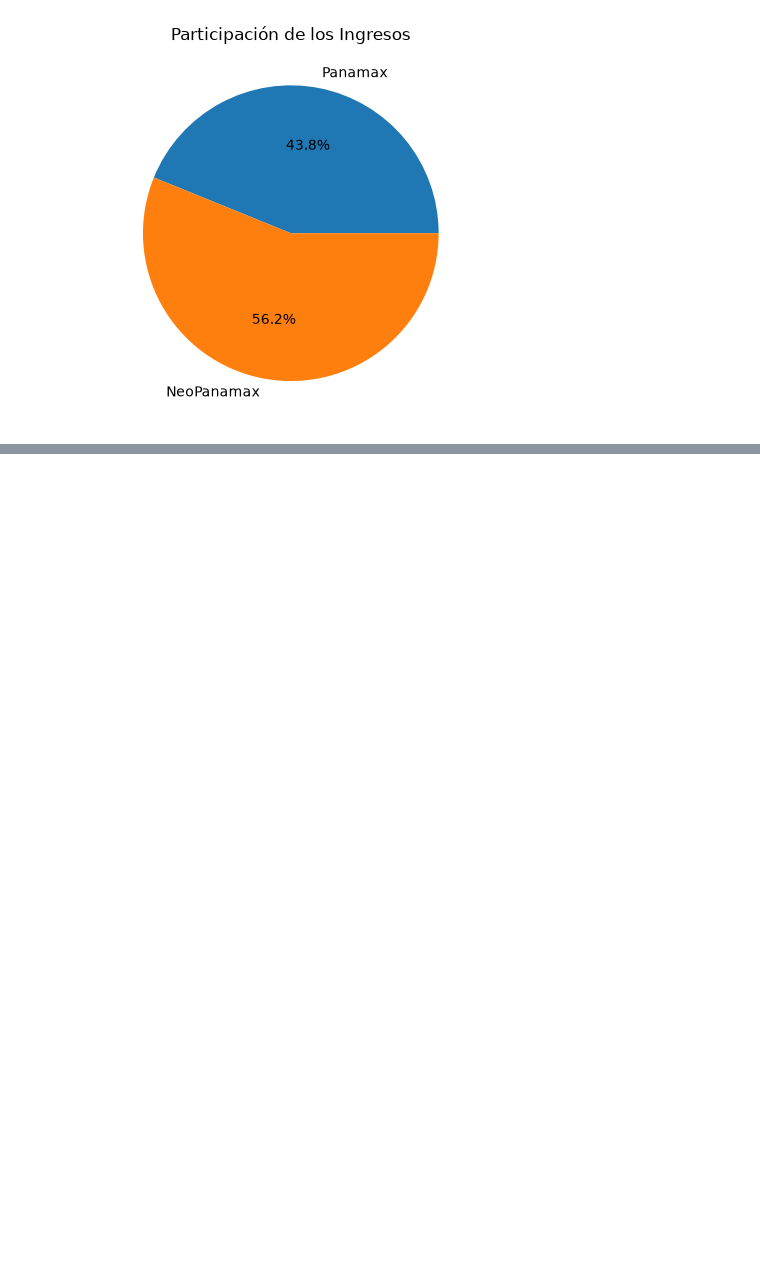
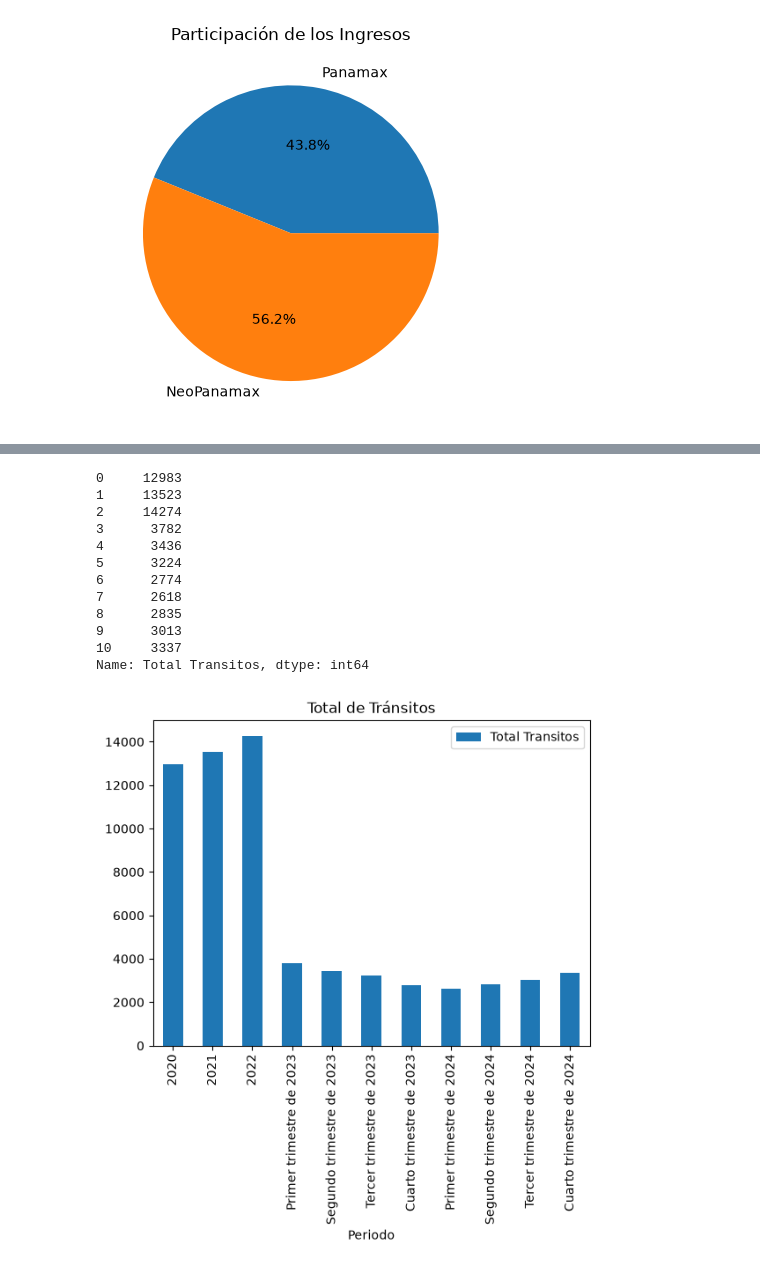
Before and after one commit to brustlinket12/topicos, a Jupyter notebook: TopicosFinal/pipeline.ipynb, the cells around one changed output, grey strips where cells are left out. Drawn from its saved outputs; the diff is of its cells as text; code cells hidden in the pictures; blank space fills up the shorter version.

```diff
--- a/TopicosFinal/pipeline.ipynb
+++ b/TopicosFinal/pipeline.ipynb
@@ -485,0 +593,32 @@ dtype: int64
+# %%
+#TOTAL DE TRÁNSITOS
+
+print(df2["Total Transitos"])
+
+df2.plot(
+
+    x="Periodo",
+
+    y="Total Transitos",
+
+    kind="bar"
+
+)
+
+plt.title("Total de Tránsitos")
+
+plt.show()
+# %% [output]
+0     12983
+1     13523
+2     14274
+3      3782
+4      3436
+5      3224
+6      2774
+7      2618
+8      2835
+9      3013
+10     3337
+Name: Total Transitos, dtype: int64
+[figure, added]
```
Also changed, not shown: parts of 12 cells of this notebook, 1 other file.
